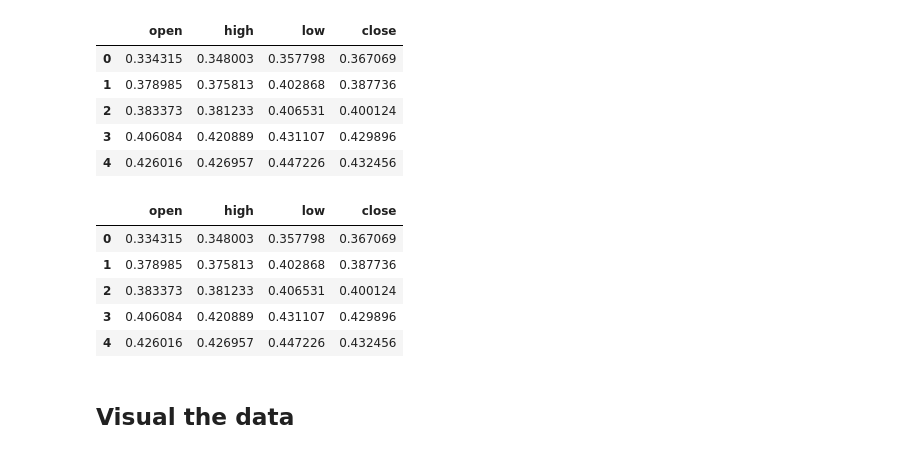
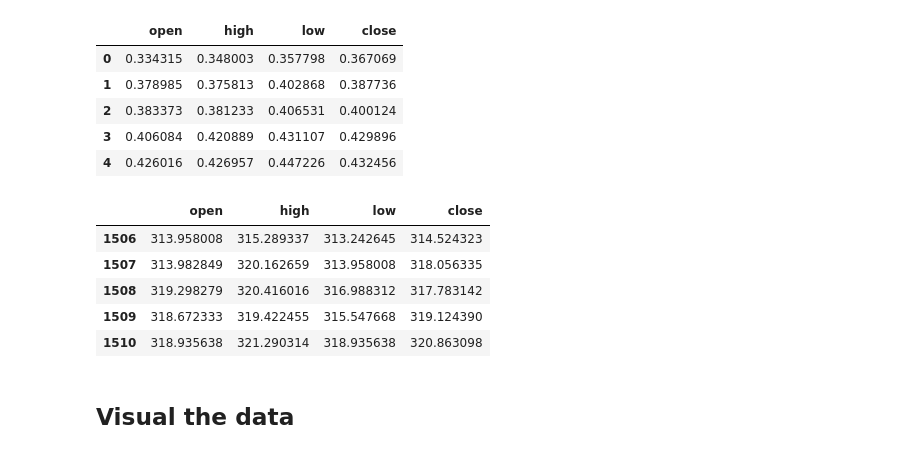
Before and after one commit to ss12f32v/DSAI, a Jupyter notebook: Simple_Code.ipynb, the cells around one changed output. Drawn from its saved outputs; the diff is of its cells as text; code cells hidden in the pictures.

```diff
--- a/Simple_Code.ipynb
+++ b/Simple_Code.ipynb
@@ -48,14 +48,14 @@ new_train_Data.head()
 | 3 | 0.406084 | 0.420889 | 0.431107 | 0.429896 |
 | 4 | 0.426016 | 0.426957 | 0.447226 | 0.432456 |
 # %%
-train_Data.head()
+train_Data.tail()
 # %% [output]
 |  | open | high | low | close |
-| 0 | 0.334315 | 0.348003 | 0.357798 | 0.367069 |
-| 1 | 0.378985 | 0.375813 | 0.402868 | 0.387736 |
-| 2 | 0.383373 | 0.381233 | 0.406531 | 0.400124 |
-| 3 | 0.406084 | 0.420889 | 0.431107 | 0.429896 |
-| 4 | 0.426016 | 0.426957 | 0.447226 | 0.432456 |
+| 1506 | 313.958008 | 315.289337 | 313.242645 | 314.524323 |
+| 1507 | 313.982849 | 320.162659 | 313.958008 | 318.056335 |
+| 1508 | 319.298279 | 320.416016 | 316.988312 | 317.783142 |
+| 1509 | 318.672333 | 319.422455 | 315.547668 | 319.124390 |
+| 1510 | 318.935638 | 321.290314 | 318.935638 | 320.863098 |
 # %% [markdown]
 ## Visual the data
 # %%
```
Also changed, not shown: parts of 15 cells of this notebook, 4 other files.
